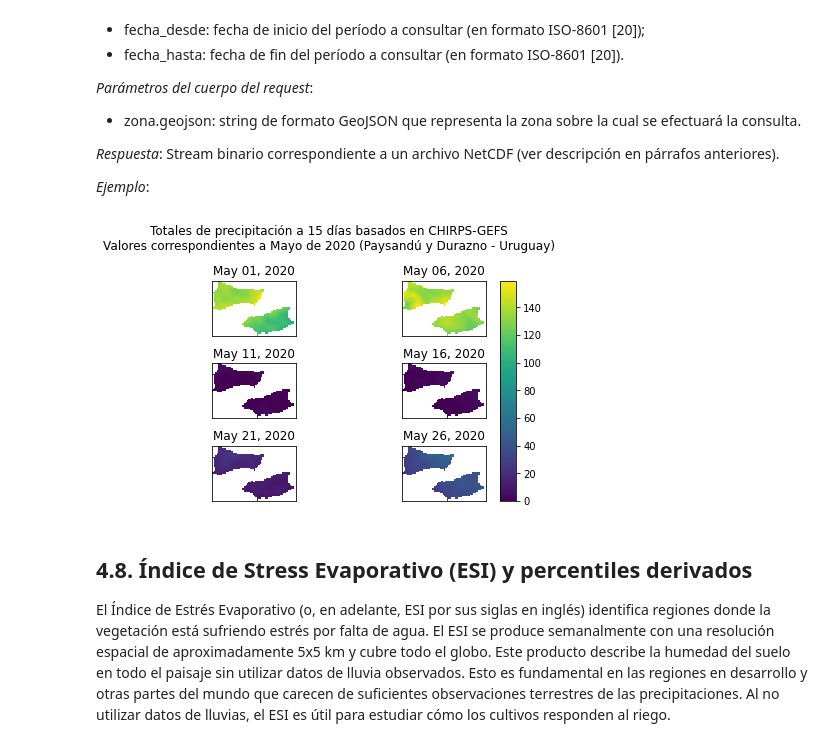
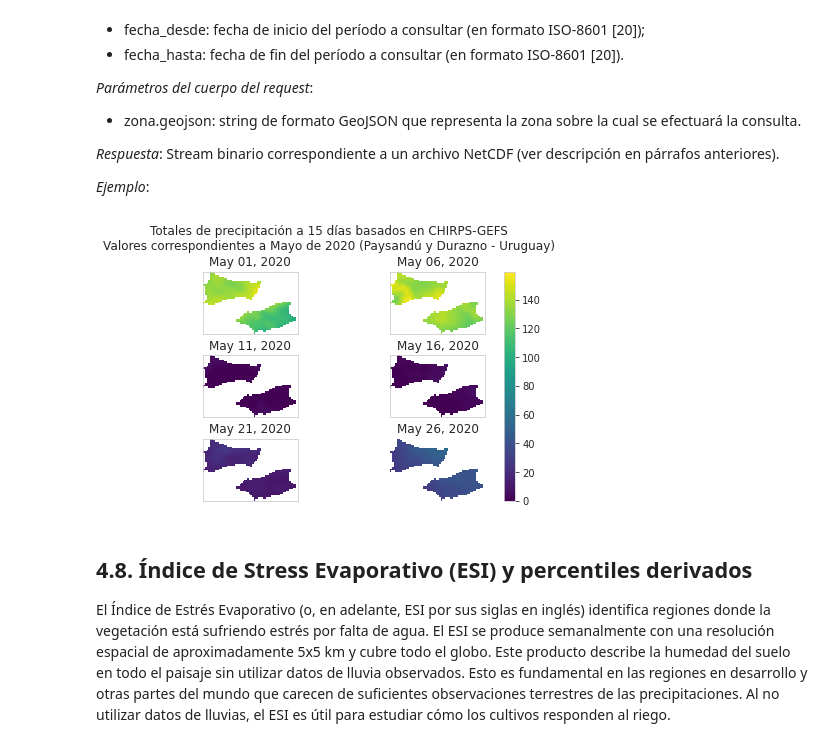
Before and after one commit to CRC-SAS/web-services-python, a Jupyter notebook: apidoc.ipynb, the cells around one changed output. Saved outputs shown, nothing was run; the diff lists cells and outputs as text; code cells hidden in the pictures.

```diff
--- a/apidoc.ipynb
+++ b/apidoc.ipynb
@@ -1068,9 +1165,10 @@ _ = figure.suptitle('NDVI para Paysandú y Durazno (Uruguay)\n'
 
 for ax, fecha, raster in zip(figure.get_axes(), fechas, rasters):
     __ = ax.set_title(fecha.strftime("%b %d, %Y")), ax.set_xticks([]), ax.set_yticks([])
-    im = ax.imshow(raster if len(fechas) > 1 else rasters, vmin=rasters.min(), vmax=rasters.max(), cmap='viridis')
+    im = ax.imshow(raster if len(rasters) > 1 else rasters, vmin=rasters.min(), vmax=rasters.max(), cmap='viridis')
 
 _ = figure.colorbar(im, ax=figure.get_axes())
 
+plt.axis('off')
 plt.show()
 # %% [output]
@@ -1239,9 +1320,10 @@ _ = figure.suptitle('Precipitaciones CHIRPS para Paysandú y Durazno (Uruguay)\n
 
 for ax, fecha, raster in zip(figure.get_axes(), fechas, rasters):
     __ = ax.set_title(fecha.strftime("%b %d, %Y")), ax.set_xticks([]), ax.set_yticks([])
-    im = ax.imshow(raster if len(fechas) > 1 else rasters, vmin=rasters.min(), vmax=rasters.max(), cmap='viridis')
+    im = ax.imshow(raster if len(rasters) > 1 else rasters, vmin=rasters.min(), vmax=rasters.max(), cmap='viridis')
 
 _ = figure.colorbar(im, ax=figure.get_axes())
 
+plt.axis('off')
 plt.show()
 # %% [output]
@@ -1559,28 +1642,29 @@ Con el propósito de facilitar la manipulación de los datos devueltos (que requ
 # %%
 # Buscar pronosticado de lluvias a 15 días usando CHIRPS-GEFS
 # para Mayo de 2020 (departamentos de Paysandú y Durazno (UY).
 fecha_desde     = dateutil.parser.parse("2020-05-01").isoformat()
 fecha_hasta     = dateutil.parser.parse("2020-05-31").isoformat()
 url_chirps      = f"{base_url}/chirps/pronostico/forecasted_total/3/{fecha_desde}/{fecha_hasta}"
 zona_geojson    = os.getcwd() + "/data/ZonasEjemplo.geojson"
 fechas, rasters = consumir_servicio_espacial(url=url_chirps, usuario=usuario_default, clave=clave_default,
                                             archivo_geojson_zona=zona_geojson, raster_var_tag='forecasted_total')
 
 # Graficar rasters de CHIRPS
 figure, axes = plt.subplots(nrows=math.ceil(len(fechas)/2), ncols=1+(1%len(fechas)),
                             constrained_layout=True)
 _ = figure.suptitle('Totales de precipitación a 15 días basados en CHIRPS-GEFS\n'
                     'Valores correspondientes a Mayo de 2020 (Paysandú y Durazno - Uruguay)')
 
 for ax, fecha, raster in zip(figure.get_axes(), fechas, rasters):
     __ = ax.set_title(fecha.strftime("%b %d, %Y")), ax.set_xticks([]), ax.set_yticks([])
-    im = ax.imshow(raster if len(fechas) > 1 else rasters, vmin=rasters.min(), vmax=rasters.max(), cmap='viridis')
+    im = ax.imshow(raster if len(rasters) > 1 else rasters, vmin=rasters.min(), vmax=rasters.max(), cmap='viridis')
 
 _ = figure.colorbar(im, ax=figure.get_axes())
 
+plt.axis('off')
 plt.show()
 # %% [output]
-[figure, old version]
+[figure, new version]
 # %% [markdown]
 ## 4.8. Índice de Stress Evaporativo (ESI) y percentiles derivados
 
```
Also changed, not shown: parts of 36 cells of this notebook, 44 other files.
